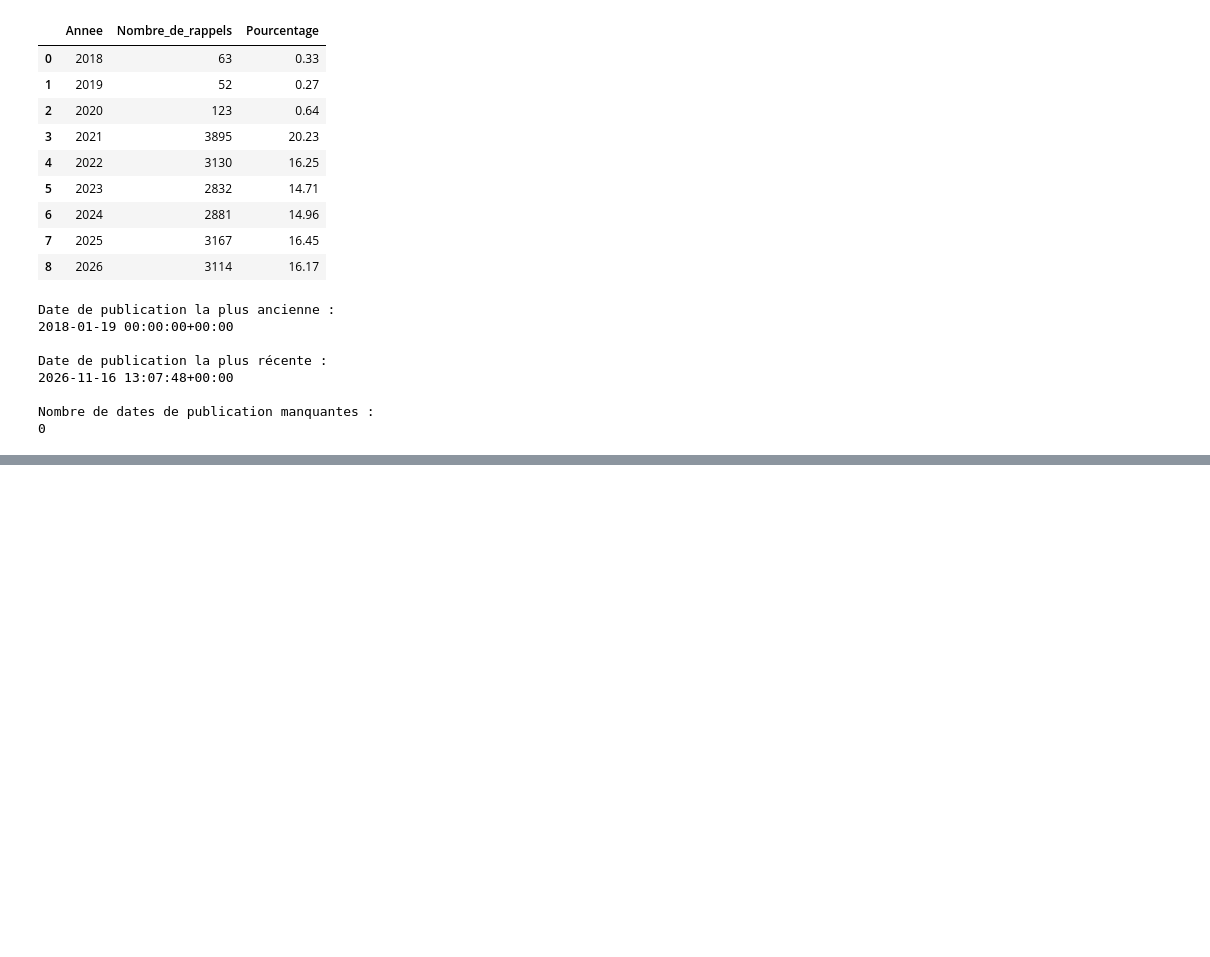
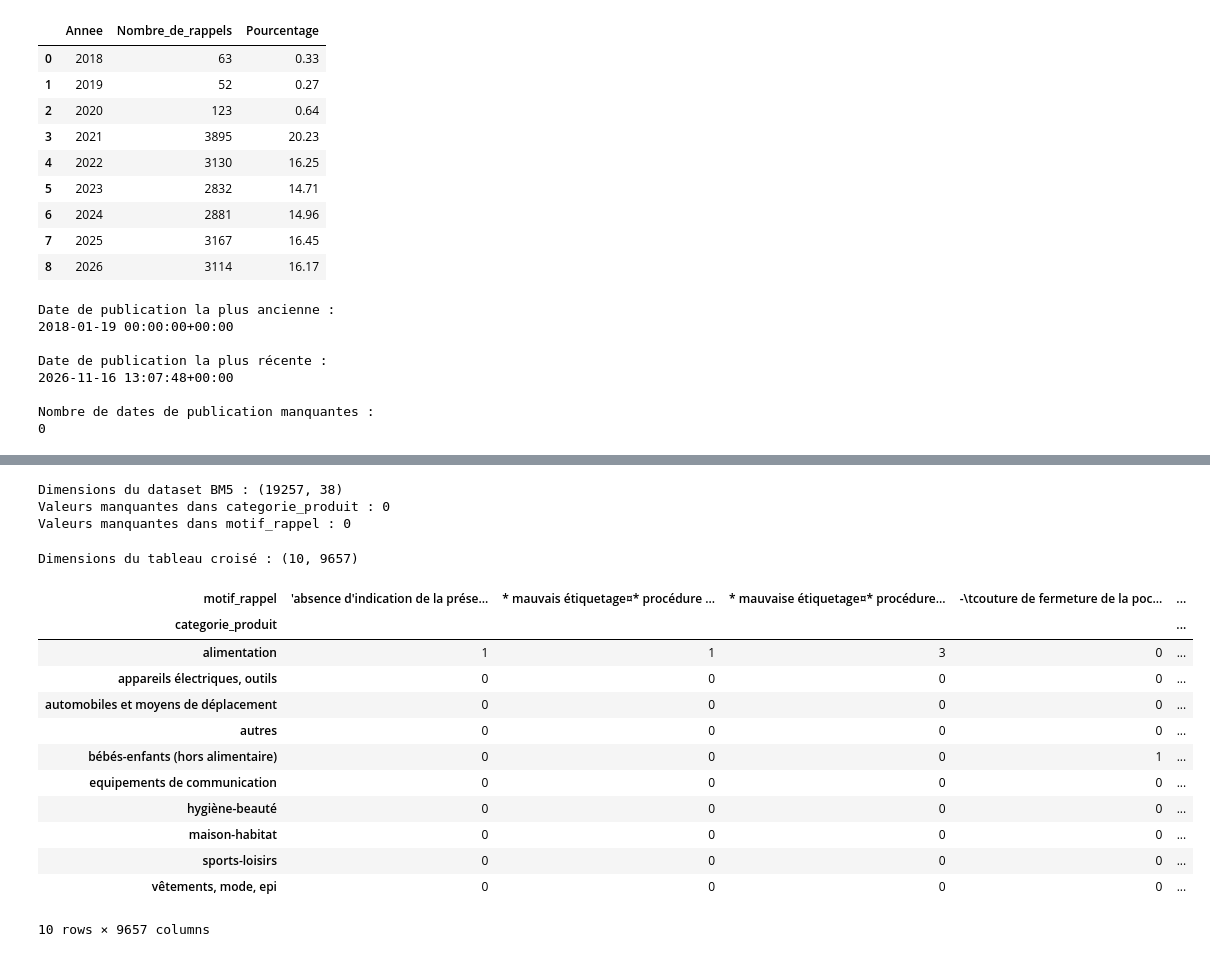
Before and after one commit to Kate-Parker/data_m2, a Jupyter notebook: notebook/nettoyage_donnees.ipynb, the cells around one changed output, grey strips where cells are left out. Saved outputs shown, nothing was run; the diff lists cells and outputs as text; code cells hidden in the pictures; blank space fills up the shorter version.

```diff
--- a/notebook/nettoyage_donnees.ipynb
+++ b/notebook/nettoyage_donnees.ipynb
@@ -514,0 +645,44 @@ Nombre de dates de publication manquantes :
+# %%
+# BM5 - Association entre catégories de produits et motifs de rappel
+
+df_bm5 = df[
+    df["categorie_produit"].notna() &
+    df["motif_rappel"].notna()
+].copy()
+
+print("Dimensions du dataset BM5 :", df_bm5.shape)
+
+print("Valeurs manquantes dans categorie_produit :",
+      df_bm5["categorie_produit"].isna().sum())
+
+print("Valeurs manquantes dans motif_rappel :",
+      df_bm5["motif_rappel"].isna().sum())
+# %% [output]
+Dimensions du dataset BM5 : (19257, 38)
+Valeurs manquantes dans categorie_produit : 0
+Valeurs manquantes dans motif_rappel : 0
+# %%
+# Tableau croisé : catégories de produits x motifs de rappel
+
+tableau_bm5 = pd.crosstab(
+    df_bm5["categorie_produit"],
+    df_bm5["motif_rappel"]
+)
+
+print("Dimensions du tableau croisé :", tableau_bm5.shape)
+display(tableau_bm5)
+# %% [output]
+Dimensions du tableau croisé : (10, 9657)
+| motif_rappel | 'absence d'indication de la prése... | * mauvais étiquetage¤* procédure ... | * mauvaise étiquetage¤* procédure... | -\tcouture de fermeture de la poc... | ... |
+| categorie_produit |  |  |  |  | ... |
+| alimentation | 1 | 1 | 3 | 0 | ... |
+| appareils électriques, outils | 0 | 0 | 0 | 0 | ... |
+| automobiles et moyens de déplacement | 0 | 0 | 0 | 0 | ... |
+| autres | 0 | 0 | 0 | 0 | ... |
+| bébés-enfants (hors alimentaire) | 0 | 0 | 0 | 1 | ... |
+| equipements de communication | 0 | 0 | 0 | 0 | ... |
+| hygiène-beauté | 0 | 0 | 0 | 0 | ... |
+| maison-habitat | 0 | 0 | 0 | 0 | ... |
+| sports-loisirs | 0 | 0 | 0 | 0 | ... |
+| vêtements, mode, epi | 0 | 0 | 0 | 0 | ... |
+10 rows × 9657 columns
```
Also changed, not shown: parts of 4 cells of this notebook, 1 other file.
